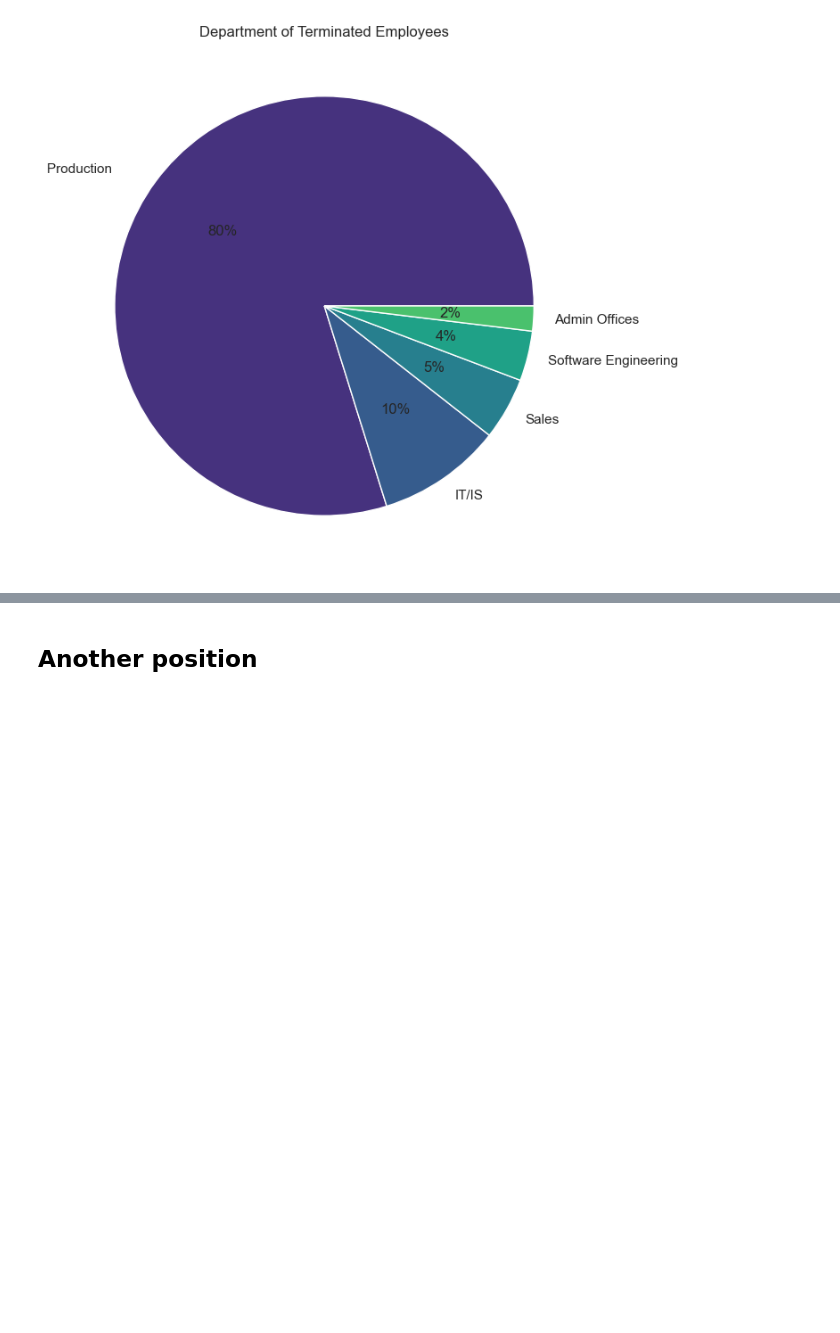
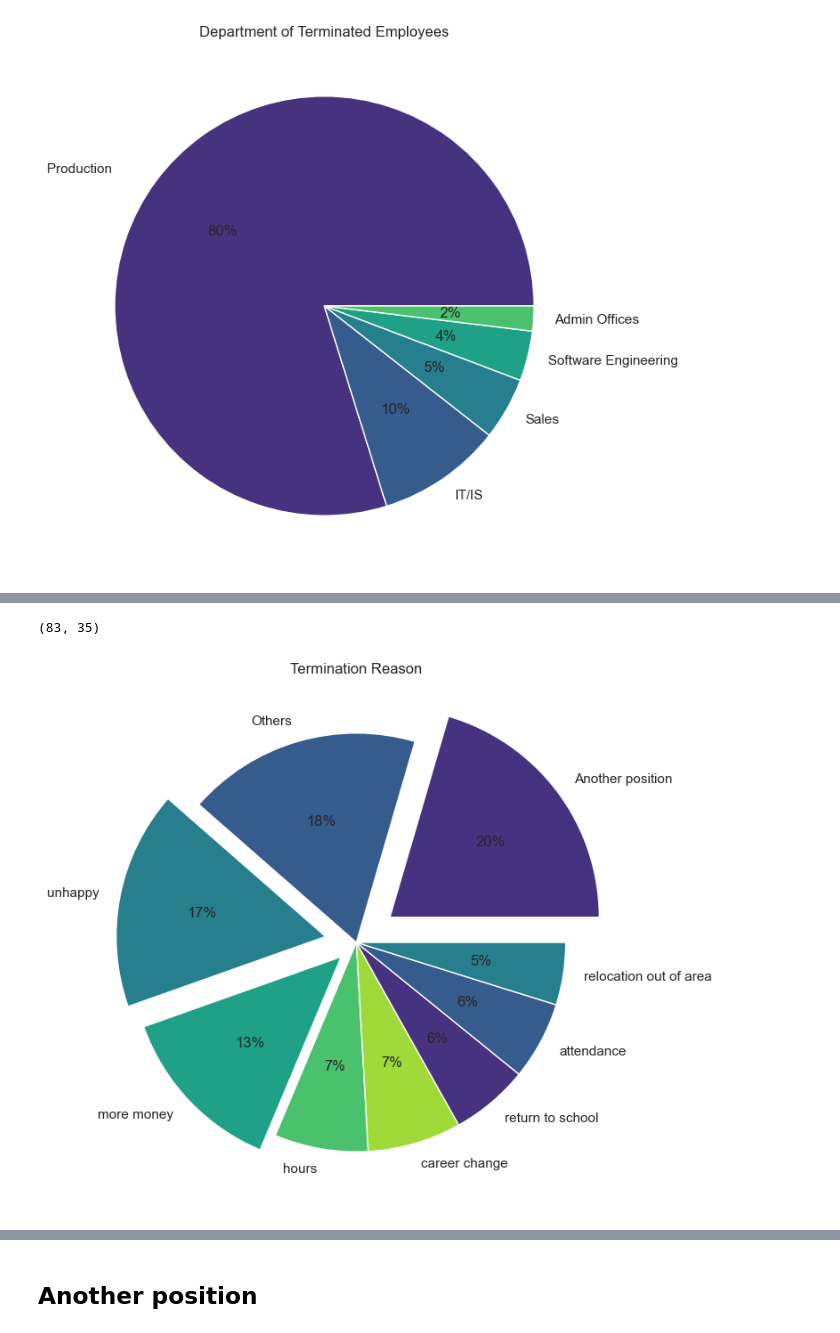
Before and after one commit to PaulBeBo/HackathonHR, a Jupyter notebook: scripts/HackathonHR_Paul.ipynb, the cells around one changed output, grey strips where cells are left out. Drawn from its saved outputs; the diff is of its cells as text; code cells hidden in the pictures; blank space fills up the shorter version.

```diff
--- a/scripts/HackathonHR_Paul.ipynb
+++ b/scripts/HackathonHR_Paul.ipynb
@@ -540,0 +546,5 @@ plt.show()
+# %%
+#there is an issue with the name of Production, on the key department. We fix this by:
+# Change the column name from 'old_column_name' to 'new_column_name'
+df_terminated['Department'] = df_terminated['Department'].replace('Production       ', 'Production', regex=True)
+df_terminated['Department'].unique()
@@ -540,0 +559,30 @@ plt.show()
+# %%
+df_prodterm = df_terminated[df_terminated['Department'] == 'Production']
+df_prodterm.shape
+# %% [output]
+(83, 35)
+# %%
+#lets check, inside of these department, what are the main reasons of people leaving the company:
+plt.figure(figsize=(10, 6))
+palette_color = sns.color_palette('viridis')
+
+term_reason_counts = df_prodterm['TermReason'].value_counts()
+
+# Define the categories to explode
+explode_categories = ['Another position', 'unhappy', 'more money']
+
+# Define the explosion levels for the specified categories
+explode_levels = [0.2, 0.15, 0.1]
+
+# Create a list to store the explosion values for all categories
+explode = [explode_levels[explode_categories.index(reason)] if reason in explode_categories else 0 for reason in term_reason_counts.index]
+
+# Plotting data on the chart
+plt.pie(term_reason_counts, labels=term_reason_counts.index, colors=palette_color, explode=explode, autopct='%.0f%%')
+
+plt.title('Termination Reason')
+
+# Displaying the chart
+plt.show()
+# %% [output]
+[figure, added]
```
Also changed, not shown: parts of 6 cells of this notebook.
